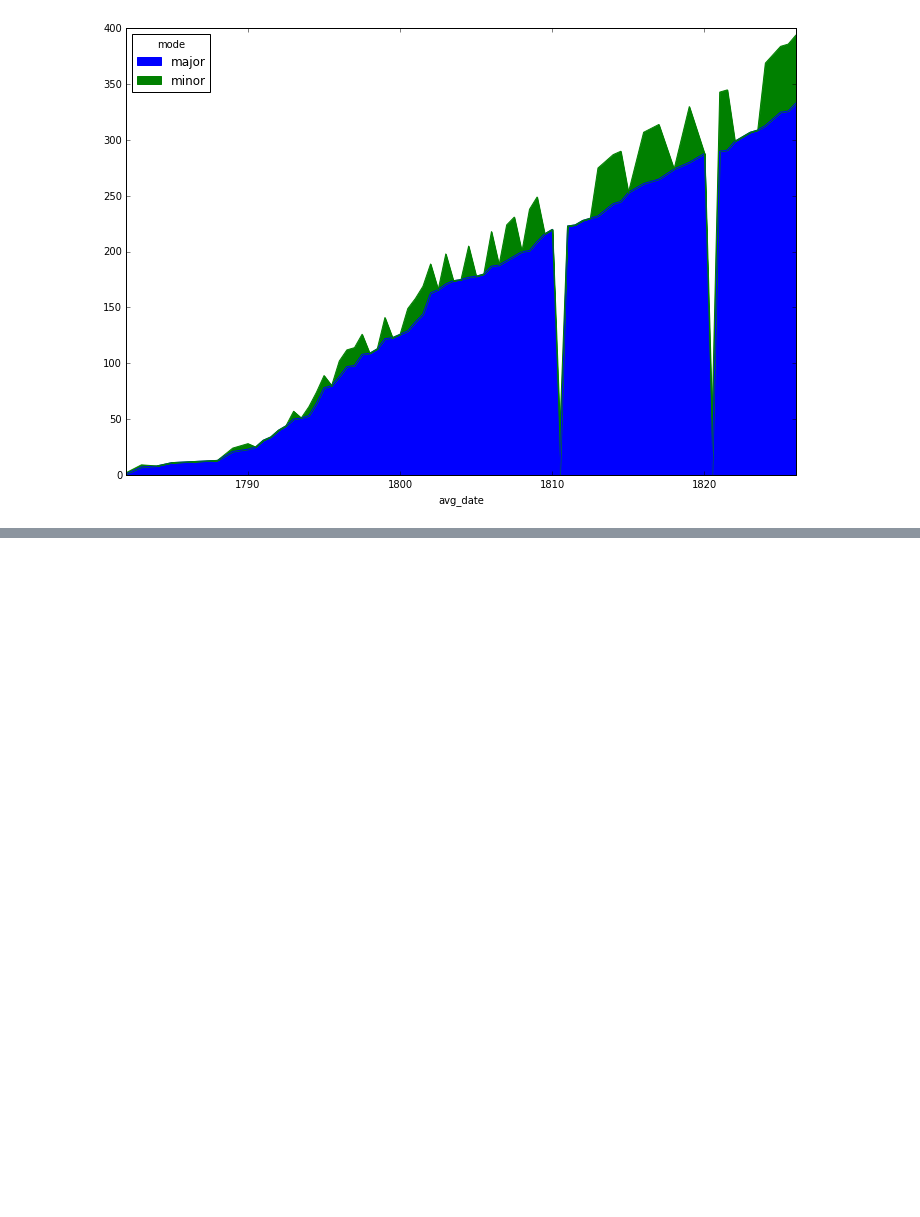
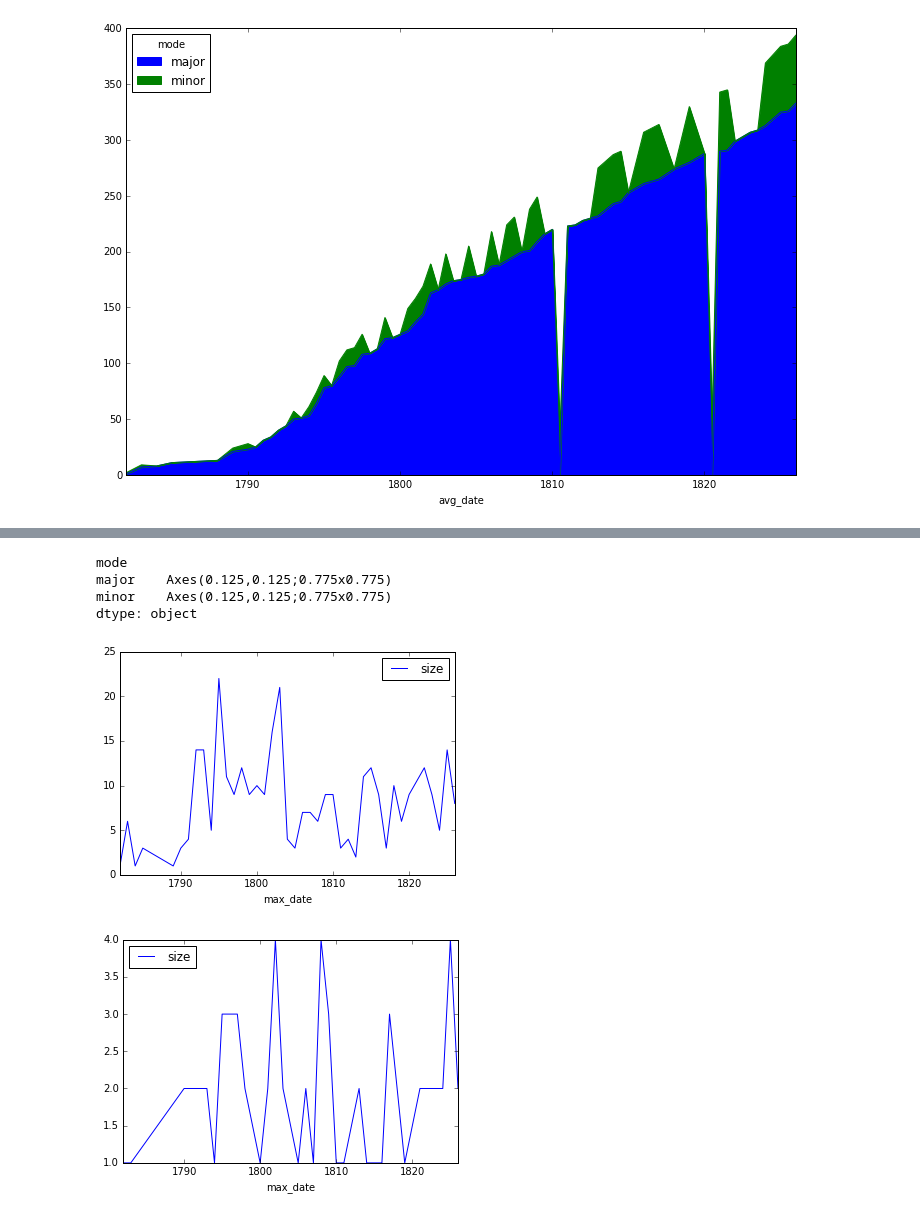
Before and after one commit to mzhang13/visualizing_beethoven_oeuvre, a Jupyter notebook: scrape_clean_data.ipynb, the cells around one changed output, grey strips where cells are left out. Cells and saved outputs as stored; diff of their text form; code cells hidden in the pictures; blank space fills up the shorter version.

Commit message:
Add period column to df; plot with max_date.

```diff
--- a/scrape_clean_data.ipynb
+++ b/scrape_clean_data.ipynb
@@ -476,0 +481,6 @@ pivoted_cumsum.plot(kind = "area", figsize = (12, 8))
+# %%
+size_df = pd.DataFrame(df[df["mode"] != "other"].groupby(["mode", "max_date"]).size()).reset_index().rename(columns={0:"size"})
+# %%
+cumsum_col = size_df.groupby("mode")["size"].cumsum()
+# %%
+size_df["cumsum"] = cumsum_col
@@ -476,0 +505,9 @@ pivoted_cumsum.plot(kind = "area", figsize = (12, 8))
+# %%
+size_df.groupby("mode").plot(x="max_date", y="size")
+# %% [output]
+mode
+major    Axes(0.125,0.125;0.775x0.775)
+minor    Axes(0.125,0.125;0.775x0.775)
+dtype: object
+[figure, added]
+[figure, added]
```
Also changed, not shown: parts of 46 cells of this notebook.
